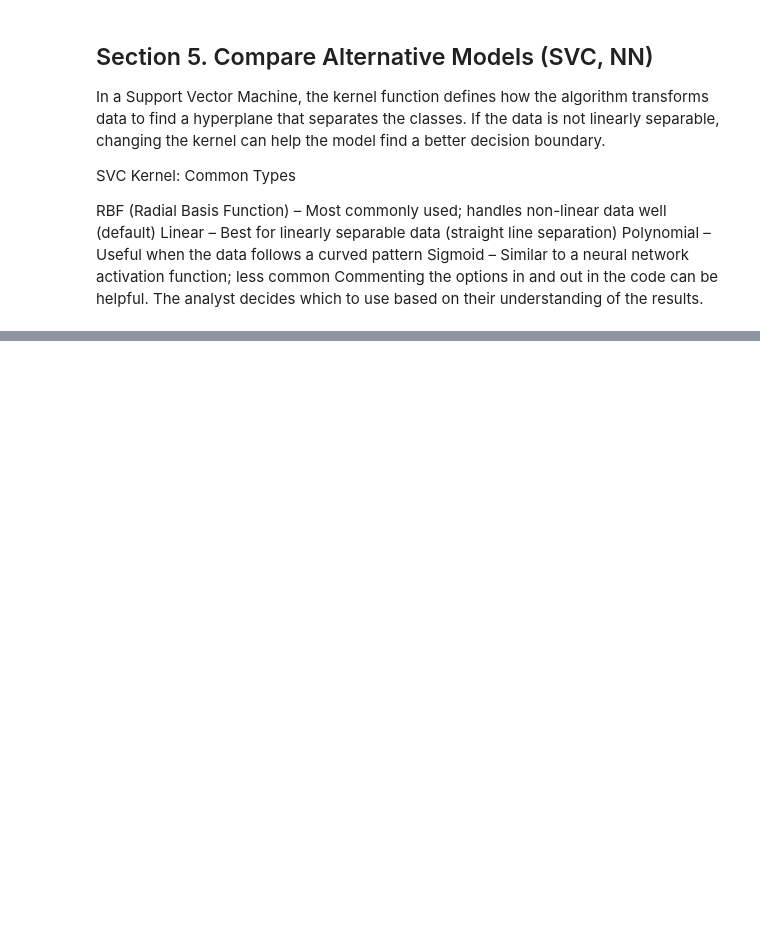
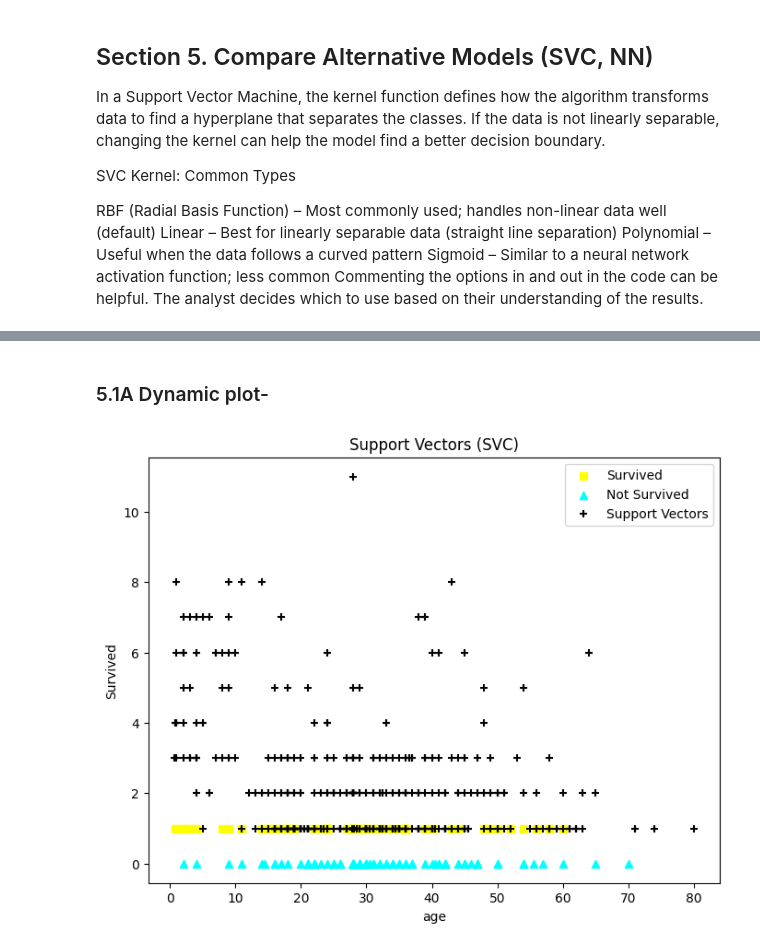
Before and after one commit to JBtallgrass/applied-ml-jballard, a Jupyter notebook: lab03/ml03_jballard.ipynb, the cells around one changed output, grey strips where cells are left out. Saved outputs shown, nothing was run; the diff lists cells and outputs as text; code cells hidden in the pictures; blank space fills up the shorter version.

```diff
--- a/lab03/ml03_jballard.ipynb
+++ b/lab03/ml03_jballard.ipynb
@@ -324,3 +289,11 @@ Linear – Best for linearly separable data (straight line separation)
 Polynomial – Useful when the data follows a curved pattern
 Sigmoid – Similar to a neural network activation function; less common
 Commenting the options in and out in the code can be helpful. The analyst decides which to use based on their understanding of the results.
+# %%
+kernels = ['rbf', 'linear', 'poly', 'sigmoid']
+for kernel in kernels:
+    model = SVC(kernel=kernel)
+    model.fit(X_train, y_train)
+    y_pred = model.predict(X_test)
+    acc = accuracy_score(y_test, y_pred)
+    print(f"SVC Kernel: {kernel} | Accuracy: {acc:.4f}")
@@ -345,0 +323,11 @@ SVC does not accept missing values encoded as NaN natively. For supervised learn
+# %%
+# Custom Kernel (e.g., using a callable function)
+svc_model = SVC()
+svc_model.fit(X_train, y_train)
+
+y_pred_svc = svc_model.predict(X_test)
+
+print("Results for SVC on test data:")
+print(classification_report(y_test, y_pred_svc))
+print(confusion_matrix(y_test, y_pred_svc))
+print("Accuracy:", accuracy_score(y_test, y_pred_svc))
@@ -345,0 +348,27 @@ SVC does not accept missing values encoded as NaN natively. For supervised learn
+# %% [markdown]
+### 5.1A  Dynamic plot-
+# %%
+plot_feature = X.columns[0]  # Dynamically pick the first feature
+
+survived_vals = X_test.loc[y_test == 1, plot_feature]
+not_survived_vals = X_test.loc[y_test == 0, plot_feature]
+
+plt.figure(figsize=(8, 6))
+plt.scatter(survived_vals, y_test[y_test == 1], c='yellow', marker='s', label='Survived')
+plt.scatter(not_survived_vals, y_test[y_test == 0], c='cyan', marker='^', label='Not Survived')
+
+if hasattr(svc_model, 'support_vectors_'):
+    support_x = svc_model.support_vectors_[:, 0]
+    support_y = svc_model.support_vectors_[:, 1] if svc_model.support_vectors_.shape[1] > 1 else None
+    if support_y is not None:
+        plt.scatter(support_x, support_y, c='black', marker='+', label='Support Vectors')
+    else:
+        plt.scatter(support_x, [0]*len(support_x), c='black', marker='+', label='Support Vectors')
+
+plt.xlabel(plot_feature)
+plt.ylabel('Survived')
+plt.title('Support Vectors (SVC)')
+plt.legend()
+plt.show()
+# %% [output]
+[figure, added]
```
Also changed, not shown: parts of 28 cells of this notebook, 1 other file.
